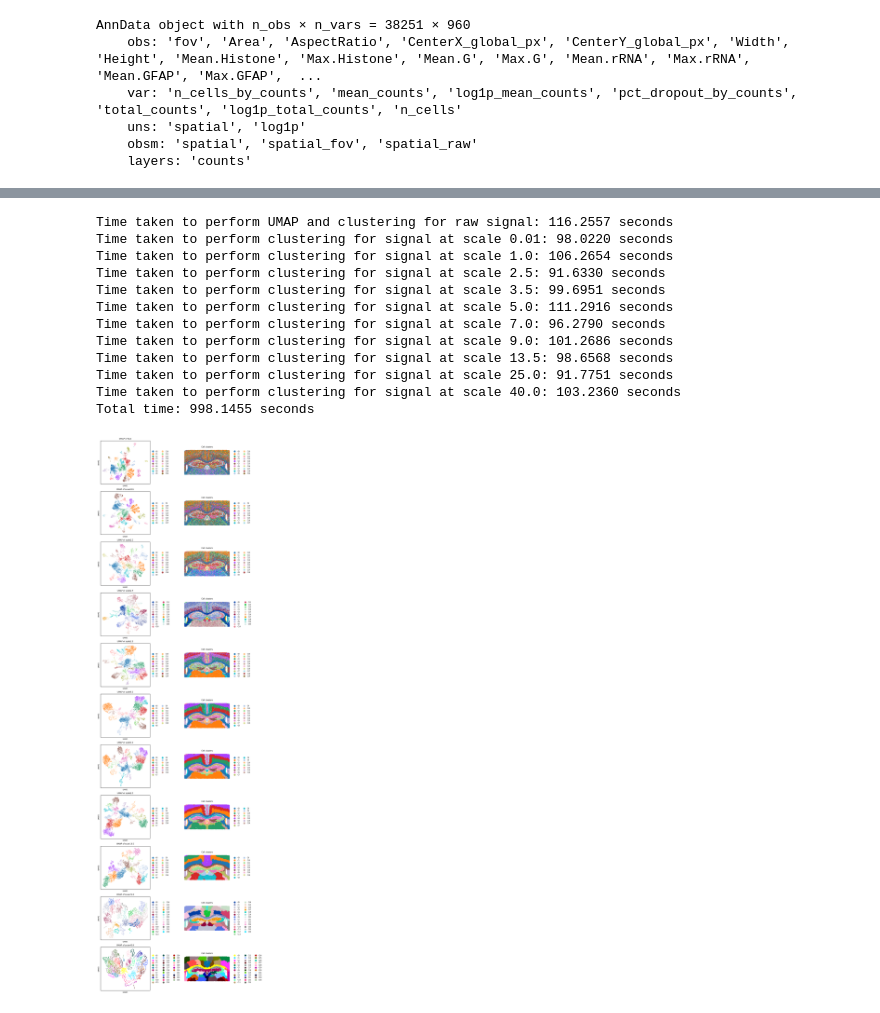
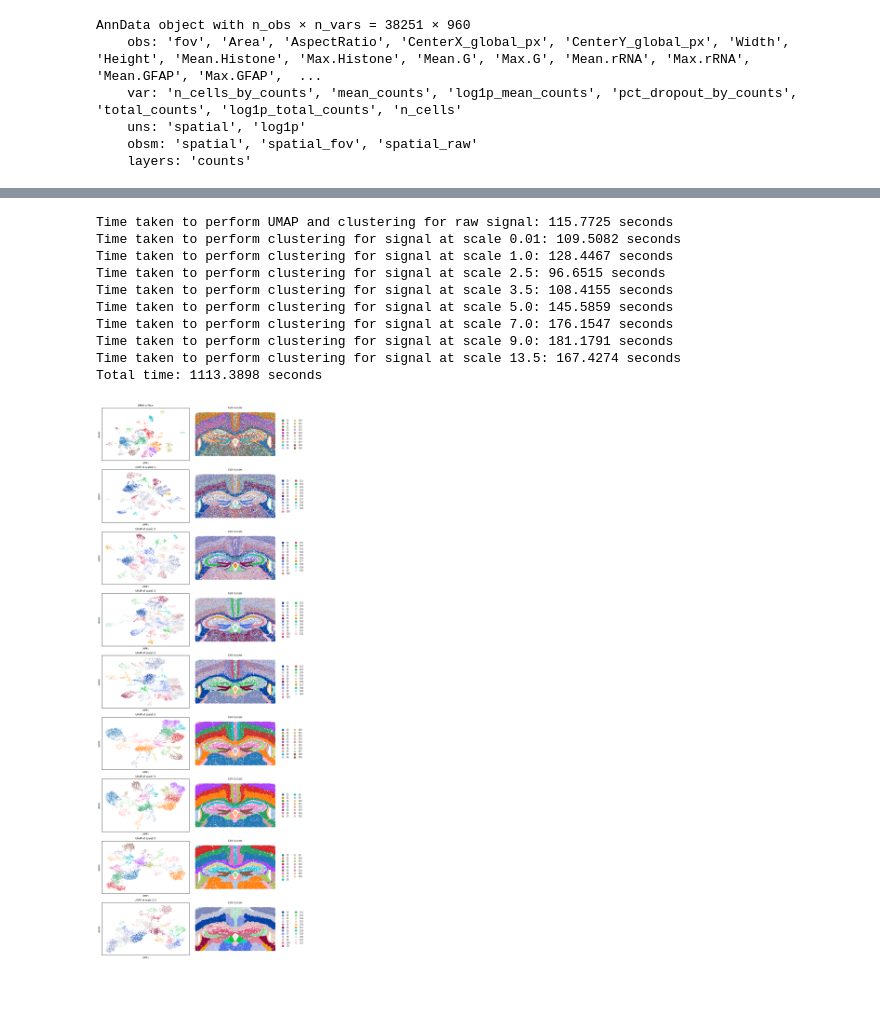
Before and after one commit to fyh18/SpatialZoomer, a Jupyter notebook: examples/tutorial_cosmx_mouse_brain.ipynb, the cells around one changed output, grey strips where cells are left out. Drawn from its saved outputs; the diff is of its cells as text; code cells hidden in the pictures.

Commit message:
add parameters max_scale and min_scale while conduction clustering; fix bug: res1 -> settable resolution

```diff
--- a/examples/tutorial_cosmx_mouse_brain.ipynb
+++ b/examples/tutorial_cosmx_mouse_brain.ipynb
@@ -75,21 +98,21 @@ Time taken to perform identification of typical scales: 3.1868 seconds
 # %%
 resolutions = [0.4, 0.8, 1.2]
 sz_analyzer.clustering(n_clusters_kmeans=10000, resolutions=resolutions, min_scale=None, max_scale=20)
-sz_analyzer.plot_multiscale_clusters(resolution=0.6)
 # %% [output]
-Time taken to perform UMAP and clustering for raw signal: 116.2557 seconds
-Time taken to perform clustering for signal at scale 0.01: 98.0220 seconds
-Time taken to perform clustering for signal at scale 1.0: 106.2654 seconds
-Time taken to perform clustering for signal at scale 2.5: 91.6330 seconds
-Time taken to perform clustering for signal at scale 3.5: 99.6951 seconds
-Time taken to perform clustering for signal at scale 5.0: 111.2916 seconds
-Time taken to perform clustering for signal at scale 7.0: 96.2790 seconds
-Time taken to perform clustering for signal at scale 9.0: 101.2686 seconds
-Time taken to perform clustering for signal at scale 13.5: 98.6568 seconds
-Time taken to perform clustering for signal at scale 25.0: 91.7751 seconds
-Time taken to perform clustering for signal at scale 40.0: 103.2360 seconds
-Total time: 998.1455 seconds
+Time taken to perform UMAP and clustering for raw signal: 115.7725 seconds
+Time taken to perform clustering for signal at scale 0.01: 109.5082 seconds
+Time taken to perform clustering for signal at scale 1.0: 128.4467 seconds
+Time taken to perform clustering for signal at scale 2.5: 96.6515 seconds
+Time taken to perform clustering for signal at scale 3.5: 108.4155 seconds
+Time taken to perform clustering for signal at scale 5.0: 145.5859 seconds
+Time taken to perform clustering for signal at scale 7.0: 176.1547 seconds
+Time taken to perform clustering for signal at scale 9.0: 181.1791 seconds
+Time taken to perform clustering for signal at scale 13.5: 167.4274 seconds
+Total time: 1113.3898 seconds
-[figure, removed]
+# %%
+sz_analyzer.plot_multiscale_clusters(resolution=0.8)
+# %% [output]
+[figure, added]
 # %%
 sz_analyzer.plot_simpson()
 # %% [output]
```
Also changed, not shown: parts of 8 cells of this notebook, 4 other files.
